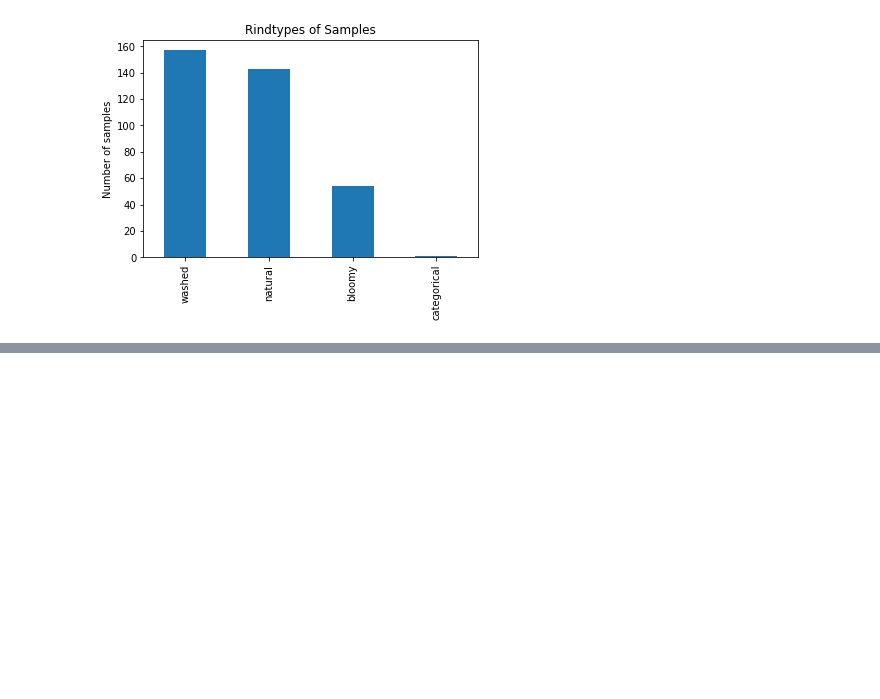
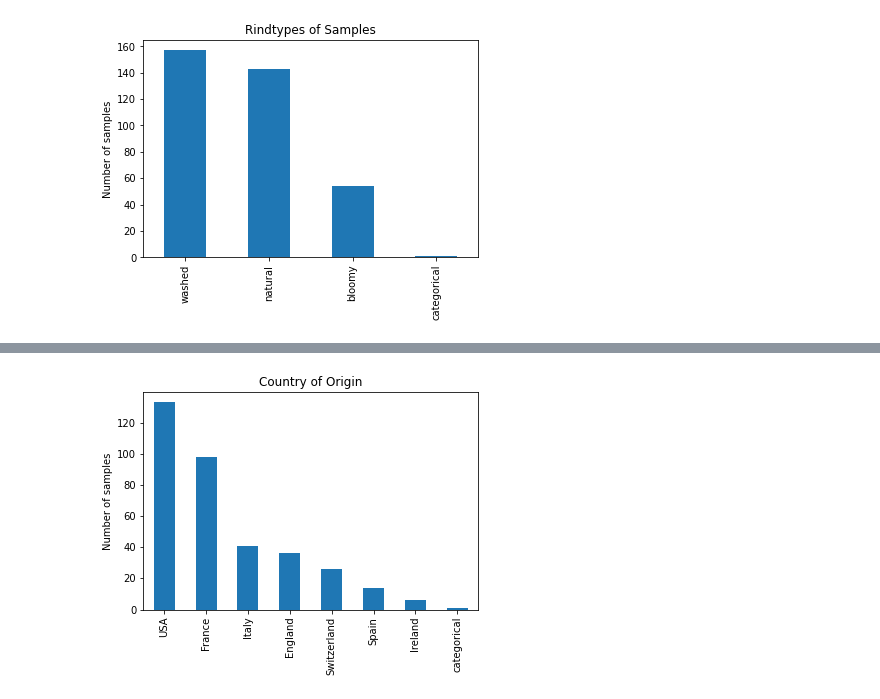
Before and after one commit to besutter1/Cheez-Eyez, a Jupyter notebook: metadata.ipynb, the cells around one changed output, grey strips where cells are left out. Drawn from its saved outputs; the diff is of its cells as text; code cells hidden in the pictures; blank space fills up the shorter version.

```diff
--- a/metadata.ipynb
+++ b/metadata.ipynb
@@ -79,0 +96,7 @@ plt.show()
+# %%
+df_metadata['country'].value_counts().plot(kind='bar')
+plt.ylabel('Number of samples')
+plt.title('Country of Origin')
+plt.show()
+# %% [output]
+[figure, added]
```
Also changed, not shown: parts of 4 cells of this notebook.
